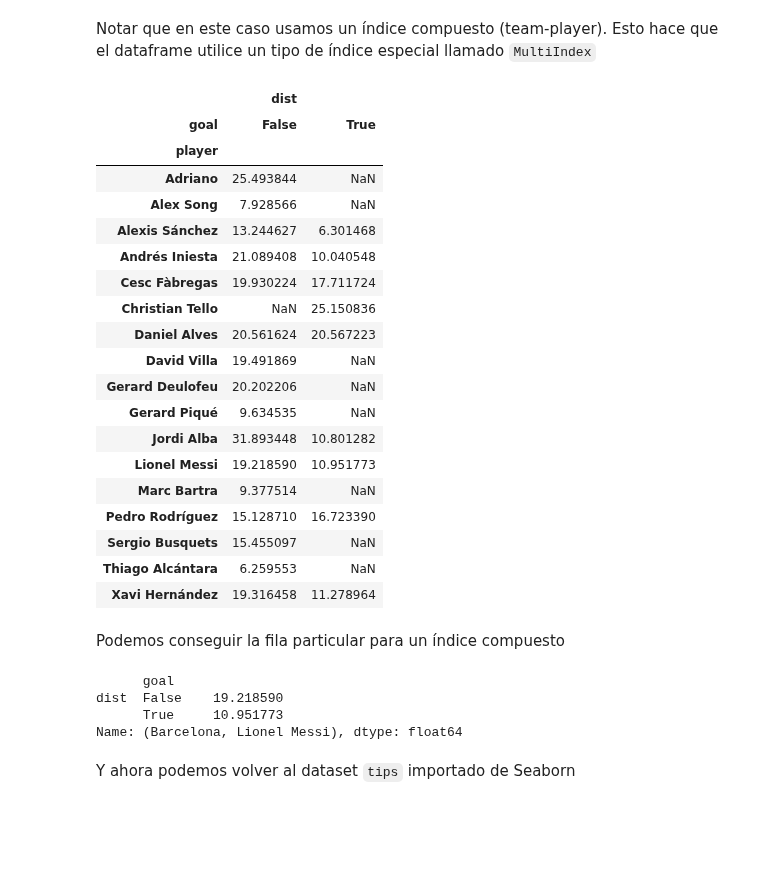
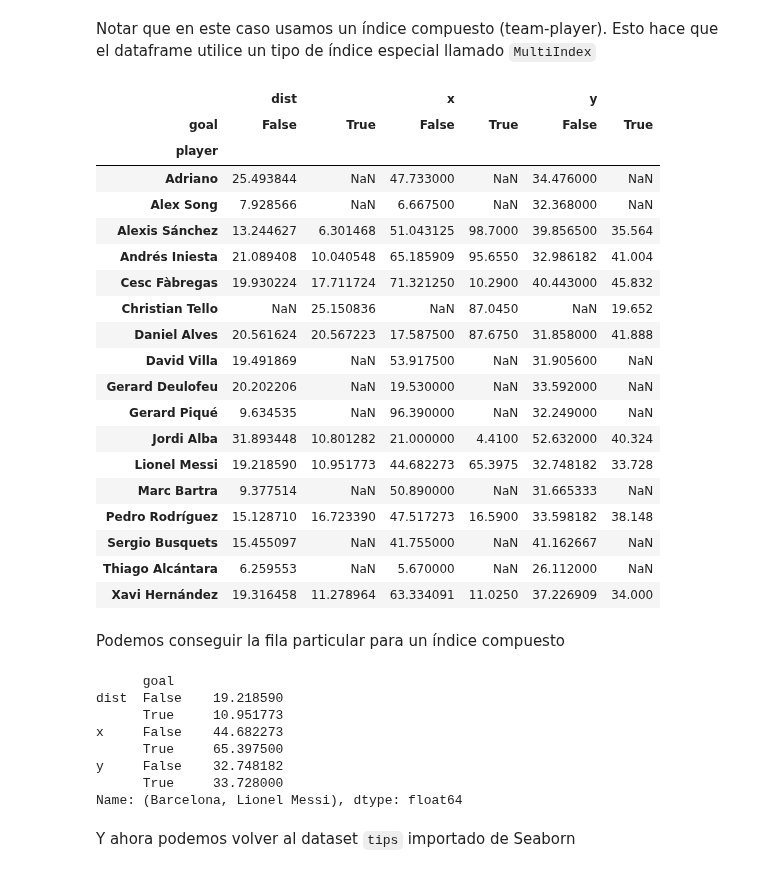
Before and after one commit to mgaitan/curso-python-cientifico, a Jupyter notebook: Clase 8.ipynb, the cells around one changed output. Drawn from its saved outputs; the diff is of its cells as text; code cells hidden in the pictures; blank space fills up the shorter version.

```diff
--- a/Clase 8.ipynb
+++ b/Clase 8.ipynb
@@ -470,36 +488,40 @@ pt2
 # %% [markdown]
 Notar que en este caso usamos un índice compuesto (team-player). Esto hace que el dataframe utilice un tipo de índice especial llamado `MultiIndex`
 # %%
-pt2.ix['Barcelona']
+pt2.loc['Barcelona']
 # %% [output]
-|  | dist |  |
-| goal | False | True |
-| player |  |  |
-| Adriano | 25.493844 | NaN |
-| Alex Song | 7.928566 | NaN |
-| Alexis Sánchez | 13.244627 | 6.301468 |
-| Andrés Iniesta | 21.089408 | 10.040548 |
-| Cesc Fàbregas | 19.930224 | 17.711724 |
-| Christian Tello | NaN | 25.150836 |
-| Daniel Alves | 20.561624 | 20.567223 |
-| David Villa | 19.491869 | NaN |
-| Gerard Deulofeu | 20.202206 | NaN |
-| Gerard Piqué | 9.634535 | NaN |
-| Jordi Alba | 31.893448 | 10.801282 |
-| Lionel Messi | 19.218590 | 10.951773 |
-| Marc Bartra | 9.377514 | NaN |
-| Pedro Rodríguez | 15.128710 | 16.723390 |
-| Sergio Busquets | 15.455097 | NaN |
-| Thiago Alcántara | 6.259553 | NaN |
-| Xavi Hernández | 19.316458 | 11.278964 |
+|  | dist |  | x |  | y |  |
+| goal | False | True | False | True | False | True |
+| player |  |  |  |  |  |  |
+| Adriano | 25.493844 | NaN | 47.733000 | NaN | 34.476000 | NaN |
+| Alex Song | 7.928566 | NaN | 6.667500 | NaN | 32.368000 | NaN |
+| Alexis Sánchez | 13.244627 | 6.301468 | 51.043125 | 98.7000 | 39.856500 | 35.564 |
+| Andrés Iniesta | 21.089408 | 10.040548 | 65.185909 | 95.6550 | 32.986182 | 41.004 |
+| Cesc Fàbregas | 19.930224 | 17.711724 | 71.321250 | 10.2900 | 40.443000 | 45.832 |
+| Christian Tello | NaN | 25.150836 | NaN | 87.0450 | NaN | 19.652 |
+| Daniel Alves | 20.561624 | 20.567223 | 17.587500 | 87.6750 | 31.858000 | 41.888 |
+| David Villa | 19.491869 | NaN | 53.917500 | NaN | 31.905600 | NaN |
+| Gerard Deulofeu | 20.202206 | NaN | 19.530000 | NaN | 33.592000 | NaN |
+| Gerard Piqué | 9.634535 | NaN | 96.390000 | NaN | 32.249000 | NaN |
+| Jordi Alba | 31.893448 | 10.801282 | 21.000000 | 4.4100 | 52.632000 | 40.324 |
+| Lionel Messi | 19.218590 | 10.951773 | 44.682273 | 65.3975 | 32.748182 | 33.728 |
+| Marc Bartra | 9.377514 | NaN | 50.890000 | NaN | 31.665333 | NaN |
+| Pedro Rodríguez | 15.128710 | 16.723390 | 47.517273 | 16.5900 | 33.598182 | 38.148 |
+| Sergio Busquets | 15.455097 | NaN | 41.755000 | NaN | 41.162667 | NaN |
+| Thiago Alcántara | 6.259553 | NaN | 5.670000 | NaN | 26.112000 | NaN |
+| Xavi Hernández | 19.316458 | 11.278964 | 63.334091 | 11.0250 | 37.226909 | 34.000 |
 # %% [markdown]
 Podemos conseguir la fila particular para un índice compuesto
 # %%
-pt2.ix[('Barcelona', 'Lionel Messi')]
+pt2.loc[('Barcelona', 'Lionel Messi')]
 # %% [output]
       goal
 dist  False    19.218590
       True     10.951773
+x     False    44.682273
+      True     65.397500
+y     False    32.748182
+      True     33.728000
 Name: (Barcelona, Lionel Messi), dtype: float64
 # %% [markdown]
 Y ahora podemos volver al dataset `tips` importado de Seaborn
```
Also changed, not shown: parts of 35 cells of this notebook, 6 other files.
